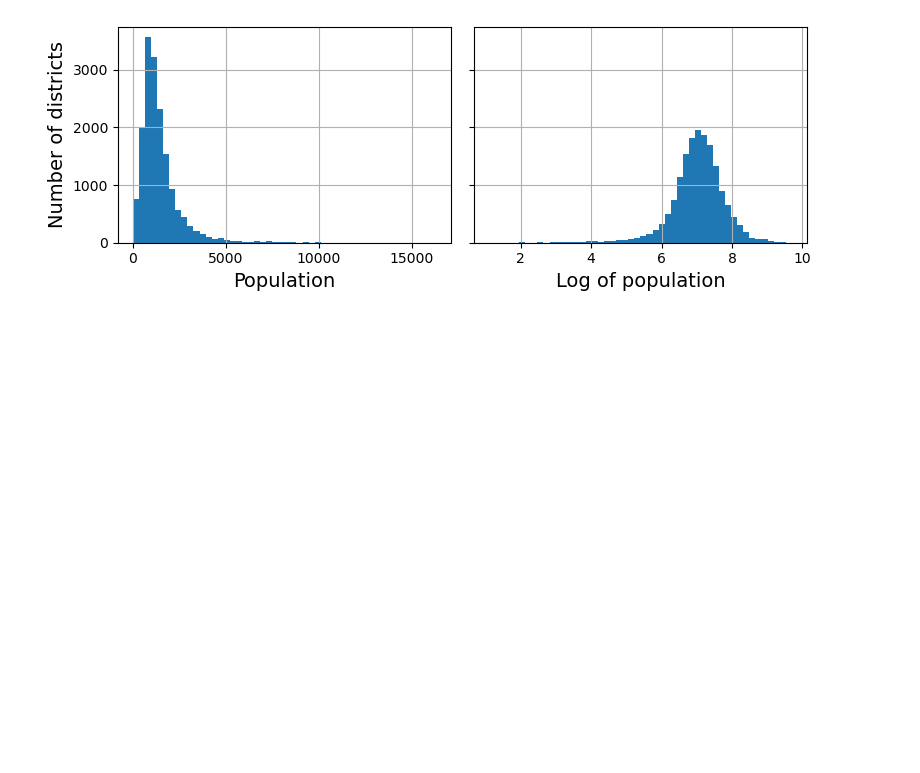
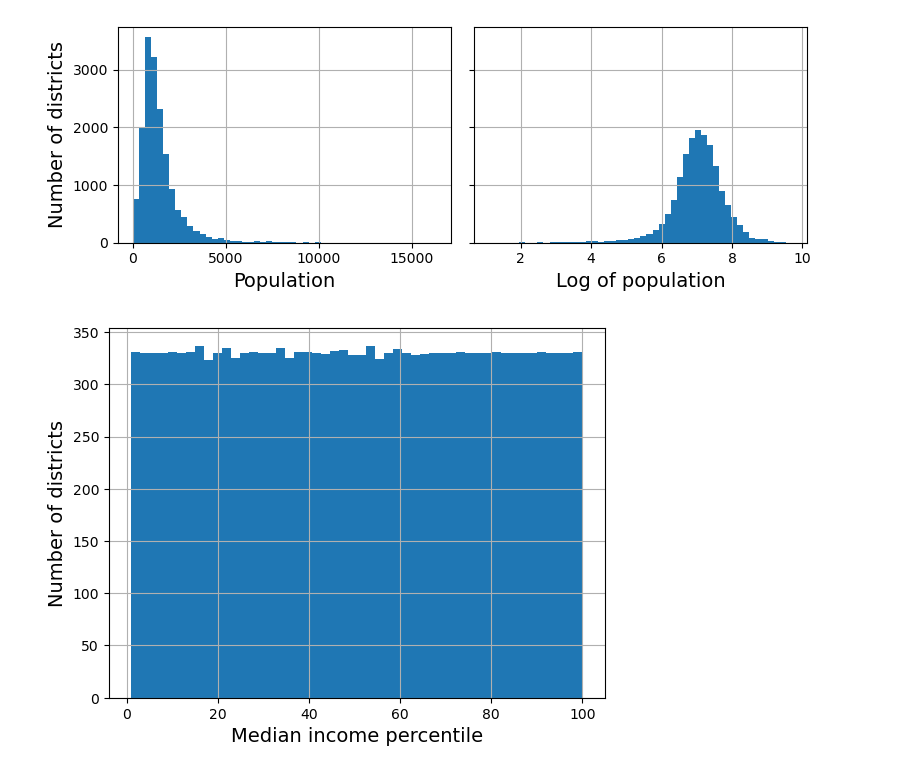
Before and after one commit to hsdanield/machine-learning, a Jupyter notebook: lab-ml/2-end-to-end-ml-project/02_end_to_end_ml_project.ipynb, the cells around one changed output. Saved outputs shown, nothing was run; the diff lists cells and outputs as text; code cells hidden in the pictures; blank space fills up the shorter version.

```diff
--- a/lab-ml/2-end-to-end-ml-project/end_to_end_ml_project.ipynb
+++ b/lab-ml/2-end-to-end-ml-project/02_end_to_end_ml_project.ipynb
@@ -685,3 +697,21 @@ save_fig("long_tail_plot")
 plt.show()
 # %% [output]
 [figure]
+# %%
+# E se substituirmos cada valor com seu percentil
+
+# Calculando percis [1 a 100]
+percentiles = [np.percentile(housing["median_income"], p)
+               for p in range(1, 100)]
+
+# range de bins, primeiro item menos infinito ultimo mais infinito
+flattened_median_income = pd.cut(housing["median_income"],
+                                 bins=[-np.inf] + percentiles + [np.inf],
+                                 labels=range(1, 100 + 1))
+
+flattened_median_income.hist(bins=50)
+plt.xlabel("Median income percentile")
+plt.ylabel("Number of districts")
+plt.show()
+# %% [output]
+[figure, added]
```
Also changed, not shown: parts of 71 cells of this notebook, 2 other files.
